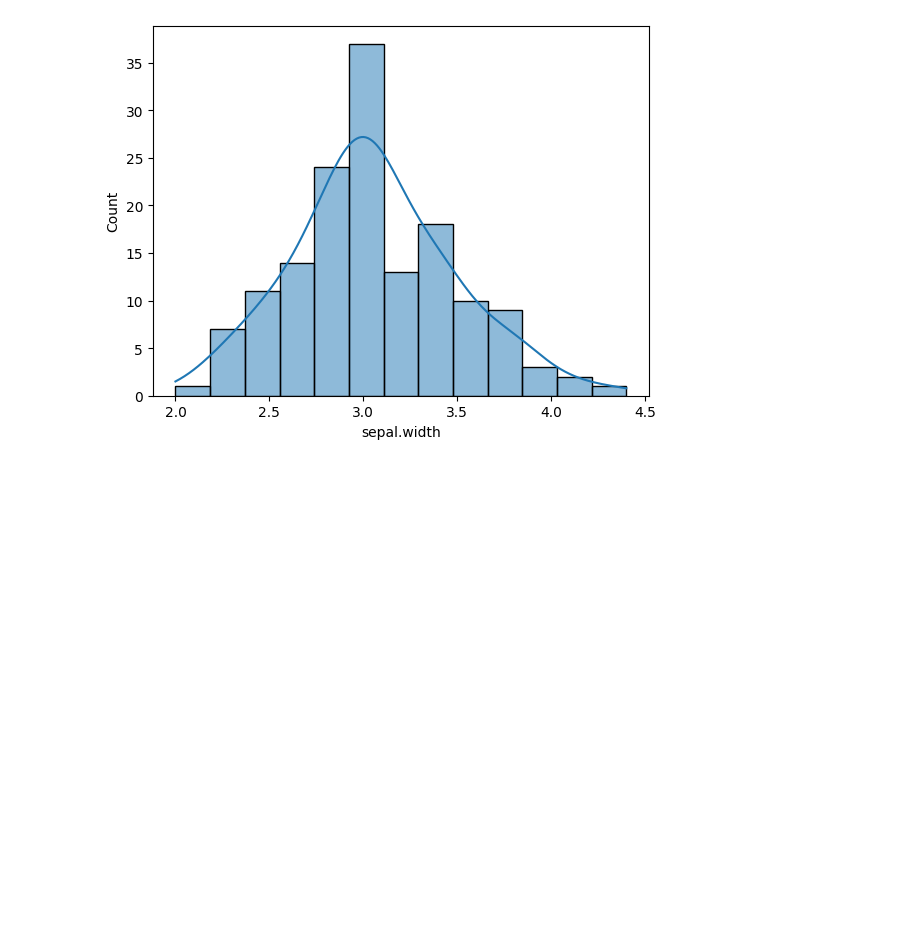
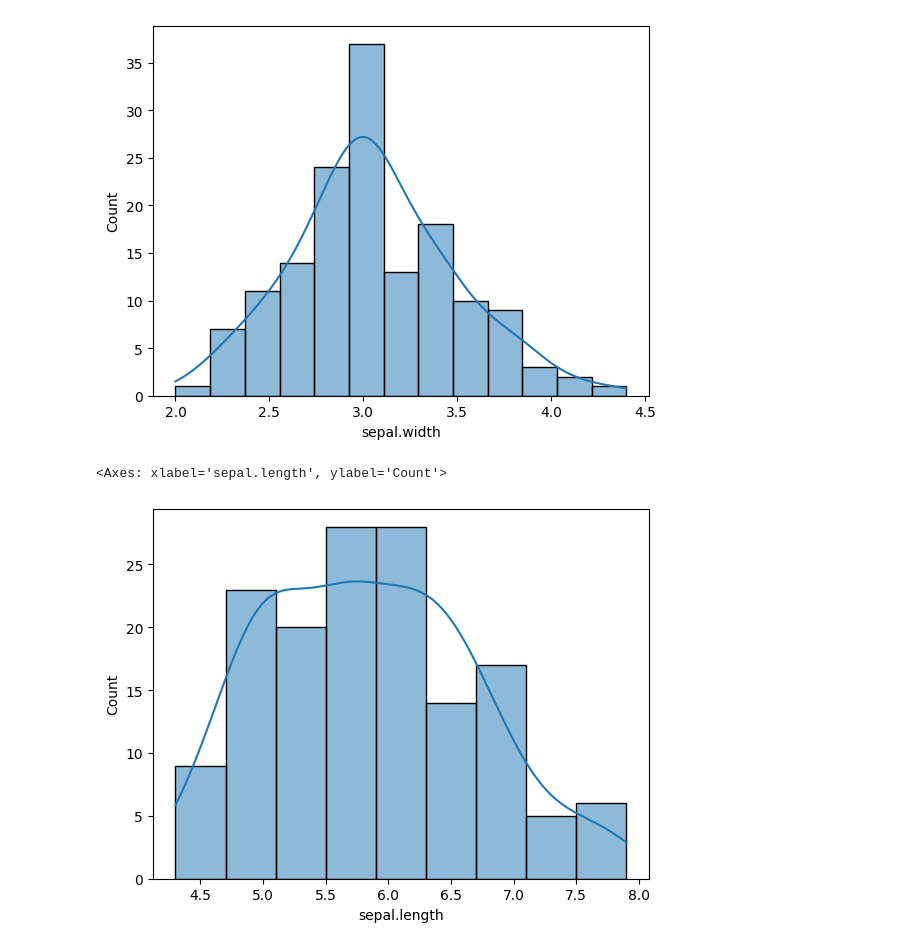
Before and after one commit to rakeshAtWork/Stats_Code, a Jupyter notebook: Stats01_MeanMedianMode.ipynb, the cells around one changed output. Cells and saved outputs as stored; diff of their text form; code cells hidden in the pictures; blank space fills up the shorter version.

```diff
--- a/Stats01_MeanMedianMode.ipynb
+++ b/Stats01_MeanMedianMode.ipynb
@@ -66,3 +66,9 @@ sns.histplot(df1['sepal.width'],kde=True) # This ia s normally distributed Grapt
 # %% [output]
 <Axes: xlabel='sepal.width', ylabel='Count'>
 [figure]
+# %%
+sns.histplot(df1['sepal.length'],kde=True)
+# This is also not an Normally distributed curve.
+# %% [output]
+<Axes: xlabel='sepal.length', ylabel='Count'>
+[figure, added]
```
Also changed, not shown: parts of 2 cells of this notebook, 1 other file.
